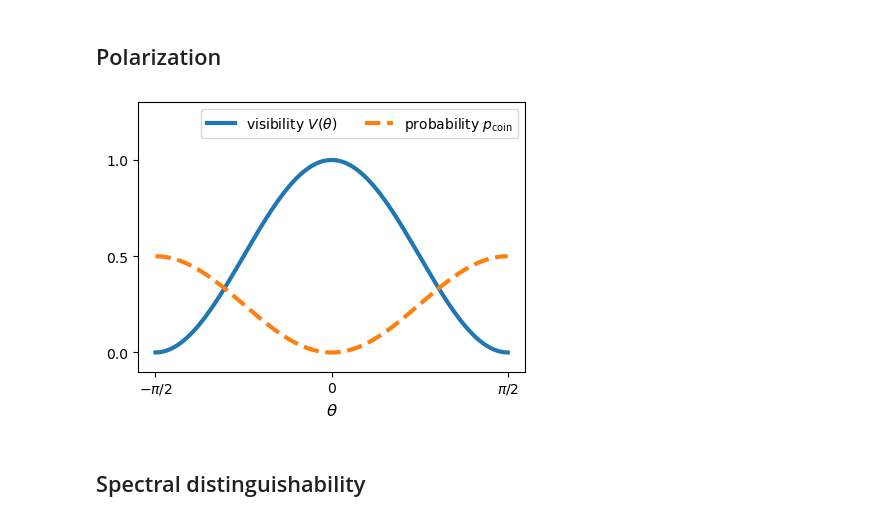
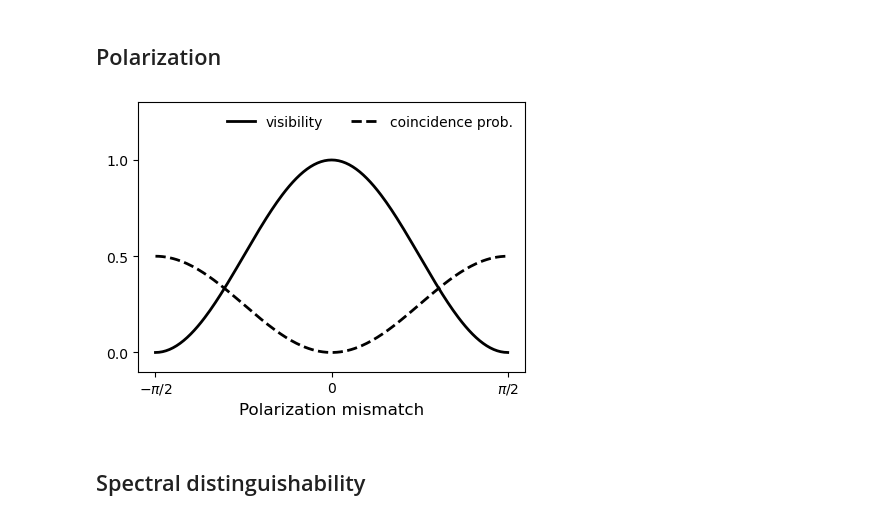
Before and after one commit to moonshot-nagayama-pj/draft-hajdusek-qirg-timing-physics, a Jupyter notebook: Figures-matplotlib/visibility.ipynb, the cells around one changed output. Cells and saved outputs as stored; diff of their text form; code cells hidden in the pictures.

```diff
--- a/Figures-matplotlib/visibility.ipynb
+++ b/Figures-matplotlib/visibility.ipynb
@@ -10,21 +10,21 @@ visibility = np.cos(theta)**2
 # %%
 fig, ax = plt.subplots(figsize=(5,3.5))
 
-ax.plot(theta, visibility, lw=3, label=r'visibility $V(\theta)$')
-ax.plot(theta, coincidence, lw=3, ls='--', label=r'probability $p_{\mathrm{coin}}$')
+ax.plot(theta, visibility, lw=2, color='black', label=r'visibility')
+ax.plot(theta, coincidence, lw=2, ls='--', color='black', label=r'coincidence prob.')
 
 ax.set_ylim(-0.1,1.3)
-ax.set_xlabel(r'$\theta$', fontsize=12)
+ax.set_xlabel(r'Polarization mismatch', fontsize=12)
 ax.set_xticks([-np.pi/2, 0, np.pi/2])
 ax.set_xticklabels([r'$-\pi/2$', 0, r'$\pi/2$'], fontsize=10)
 ax.set_yticks([0, 0.5, 1.0])
 ax.set_yticklabels(['0.0', '0.5', '1.0'], fontsize=10)
-ax.legend(ncols=2, fontsize=10)
+ax.legend(ncols=2, frameon=False, fontsize=10)
 
-plt.savefig('visibility_polarization.pdf', transparent=True, bbox_inches='tight')
+plt.savefig('visibility-polarization.svg', transparent=True, bbox_inches='tight')
 plt.show()
 # %% [output]
-[figure, old version]
+[figure, new version]
 # %% [markdown]
 ## Spectral distinguishability
 # %%
```
Also changed, not shown: parts of 2 cells of this notebook, 2 other files.
